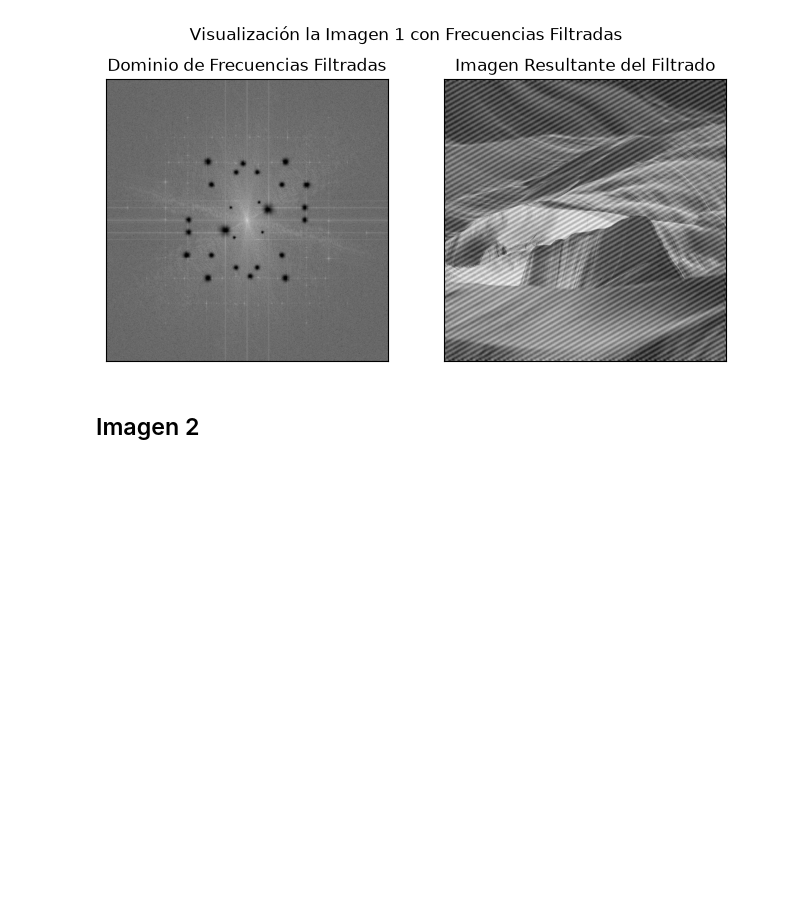
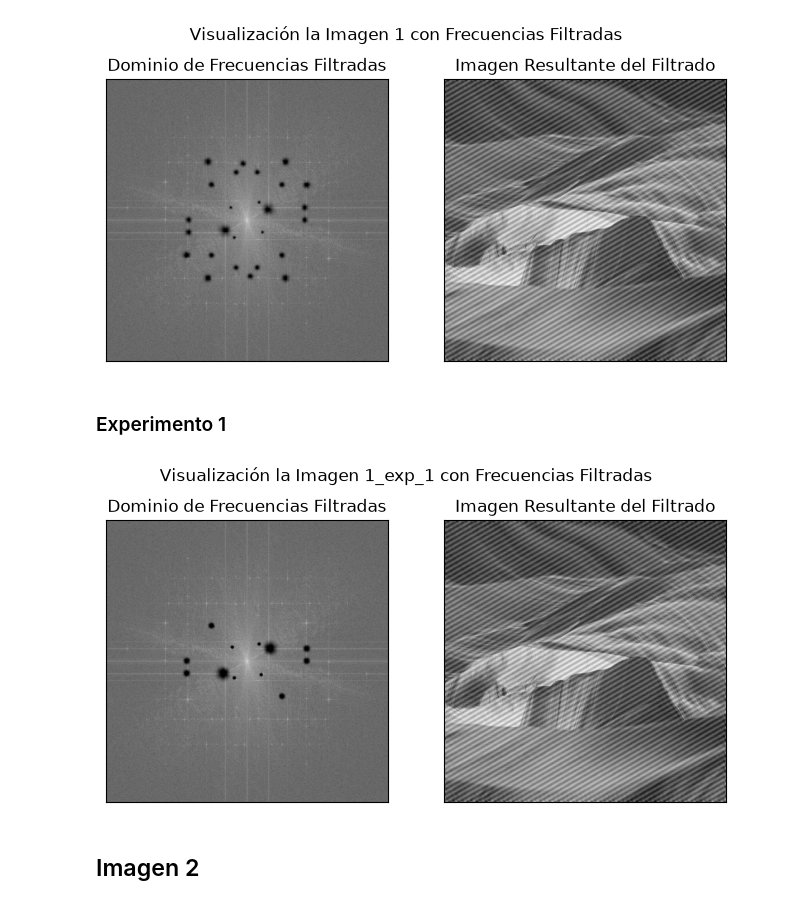
Before and after one commit to alexisuaguilaru/ProcDigImg, a Jupyter notebook: Proy04/proyecto.ipynb, the cells around one changed output. Saved outputs shown, nothing was run; the diff lists cells and outputs as text; code cells hidden in the pictures; blank space fills up the shorter version.

```diff
--- a/Proy04/proyecto.ipynb
+++ b/Proy04/proyecto.ipynb
@@ -292,6 +292,23 @@ fig, filtered_img_1 = apply_frequencies_filter(
 );
 # %% [output]
 [figure]
+# %% [markdown]
+### Experimento 1
+# %%
+fig, filtered_img_1 = apply_frequencies_filter(
+    fft_1,
+    name_1+"_exp_1",
+    [
+        ((65, -35), 0.01, 3),
+        ((100, 100), 0.001, 3),
+        ((41, 39), 0.001, 4),
+        ((35, -48), 0.001, 4),
+        ((170, -35), 0.001, 3),
+        ((170, 0), 0.001, 3),
+    ]
+);
+# %% [output]
+[figure, added]
 # %% [markdown]
 ## Imagen 2
 # %%
```
Also changed, not shown: parts of 9 cells of this notebook, 9 other files.
